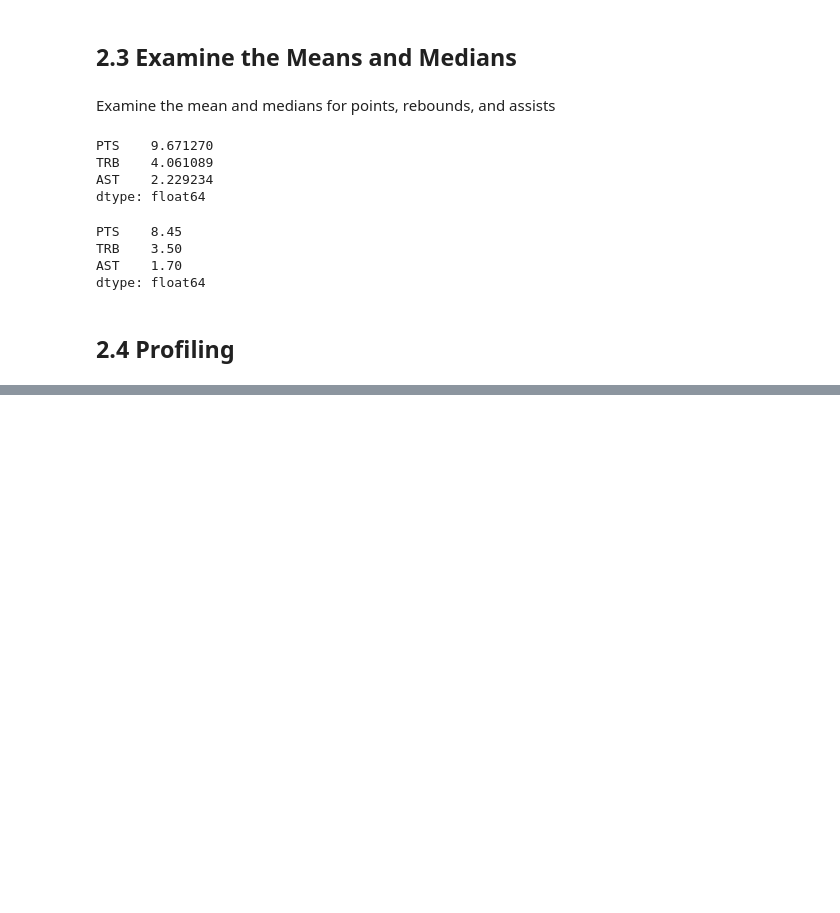
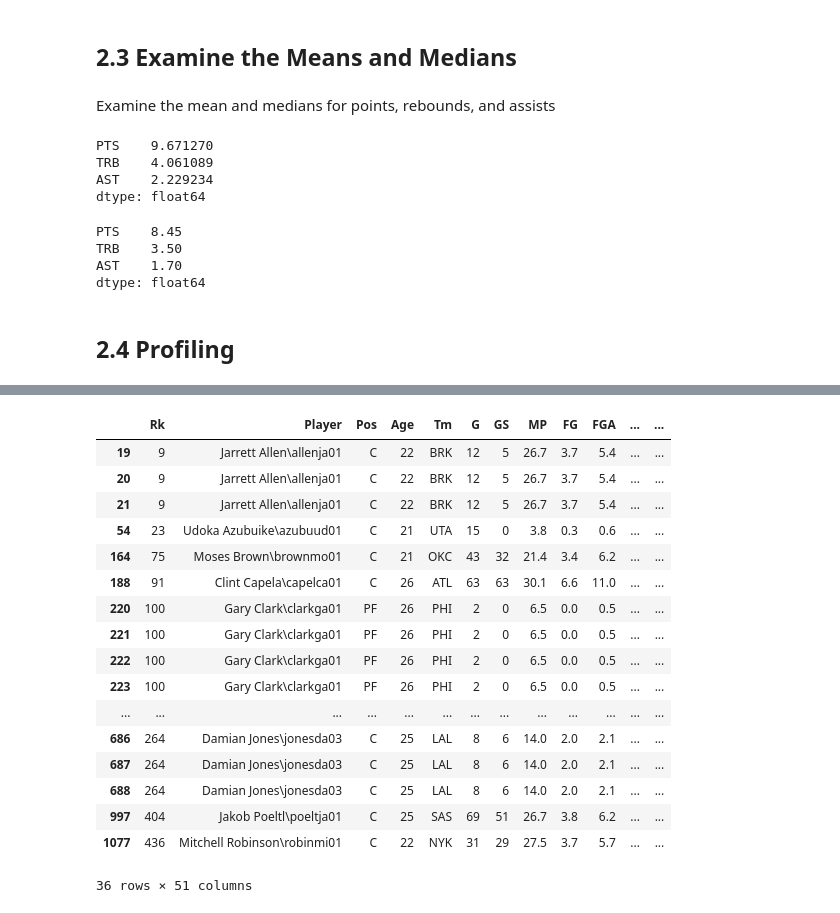
Before and after one commit to frankli073/Capstone_Project2, a Jupyter notebook: Data_Wrangling_2.ipynb, the cells around one changed output, grey strips where cells are left out. Saved outputs shown, nothing was run; the diff lists cells and outputs as text; code cells hidden in the pictures; blank space fills up the shorter version.

```diff
--- a/Data_Wrangling_2.ipynb
+++ b/Data_Wrangling_2.ipynb
@@ -309,0 +372,3 @@ profile_report
+# %%
+df = df.dropna(subset=['FG%'])
+df
@@ -309,0 +446,22 @@ profile_report
+# %%
+a =  df.sort_values('3P%')
+a[a['3P%'].isna() == True]
+# %% [output]
+|  | Rk | Player | Pos | Age | Tm | G | GS | MP | FG | FGA | ... | ... |
+| 19 | 9 | Jarrett Allen\allenja01 | C | 22 | BRK | 12 | 5 | 26.7 | 3.7 | 5.4 | ... | ... |
+| 20 | 9 | Jarrett Allen\allenja01 | C | 22 | BRK | 12 | 5 | 26.7 | 3.7 | 5.4 | ... | ... |
+| 21 | 9 | Jarrett Allen\allenja01 | C | 22 | BRK | 12 | 5 | 26.7 | 3.7 | 5.4 | ... | ... |
+| 54 | 23 | Udoka Azubuike\azubuud01 | C | 21 | UTA | 15 | 0 | 3.8 | 0.3 | 0.6 | ... | ... |
+| 164 | 75 | Moses Brown\brownmo01 | C | 21 | OKC | 43 | 32 | 21.4 | 3.4 | 6.2 | ... | ... |
+| 188 | 91 | Clint Capela\capelca01 | C | 26 | ATL | 63 | 63 | 30.1 | 6.6 | 11.0 | ... | ... |
+| 220 | 100 | Gary Clark\clarkga01 | PF | 26 | PHI | 2 | 0 | 6.5 | 0.0 | 0.5 | ... | ... |
+| 221 | 100 | Gary Clark\clarkga01 | PF | 26 | PHI | 2 | 0 | 6.5 | 0.0 | 0.5 | ... | ... |
+| 222 | 100 | Gary Clark\clarkga01 | PF | 26 | PHI | 2 | 0 | 6.5 | 0.0 | 0.5 | ... | ... |
+| 223 | 100 | Gary Clark\clarkga01 | PF | 26 | PHI | 2 | 0 | 6.5 | 0.0 | 0.5 | ... | ... |
+| ... | ... | ... | ... | ... | ... | ... | ... | ... | ... | ... | ... | ... |
+| 686 | 264 | Damian Jones\jonesda03 | C | 25 | LAL | 8 | 6 | 14.0 | 2.0 | 2.1 | ... | ... |
+| 687 | 264 | Damian Jones\jonesda03 | C | 25 | LAL | 8 | 6 | 14.0 | 2.0 | 2.1 | ... | ... |
+| 688 | 264 | Damian Jones\jonesda03 | C | 25 | LAL | 8 | 6 | 14.0 | 2.0 | 2.1 | ... | ... |
+| 997 | 404 | Jakob Poeltl\poeltja01 | C | 25 | SAS | 69 | 51 | 26.7 | 3.8 | 6.2 | ... | ... |
+| 1077 | 436 | Mitchell Robinson\robinmi01 | C | 22 | NYK | 31 | 29 | 27.5 | 3.7 | 5.7 | ... | ... |
+36 rows × 51 columns
```
Also changed, not shown: parts of 28 cells of this notebook.
